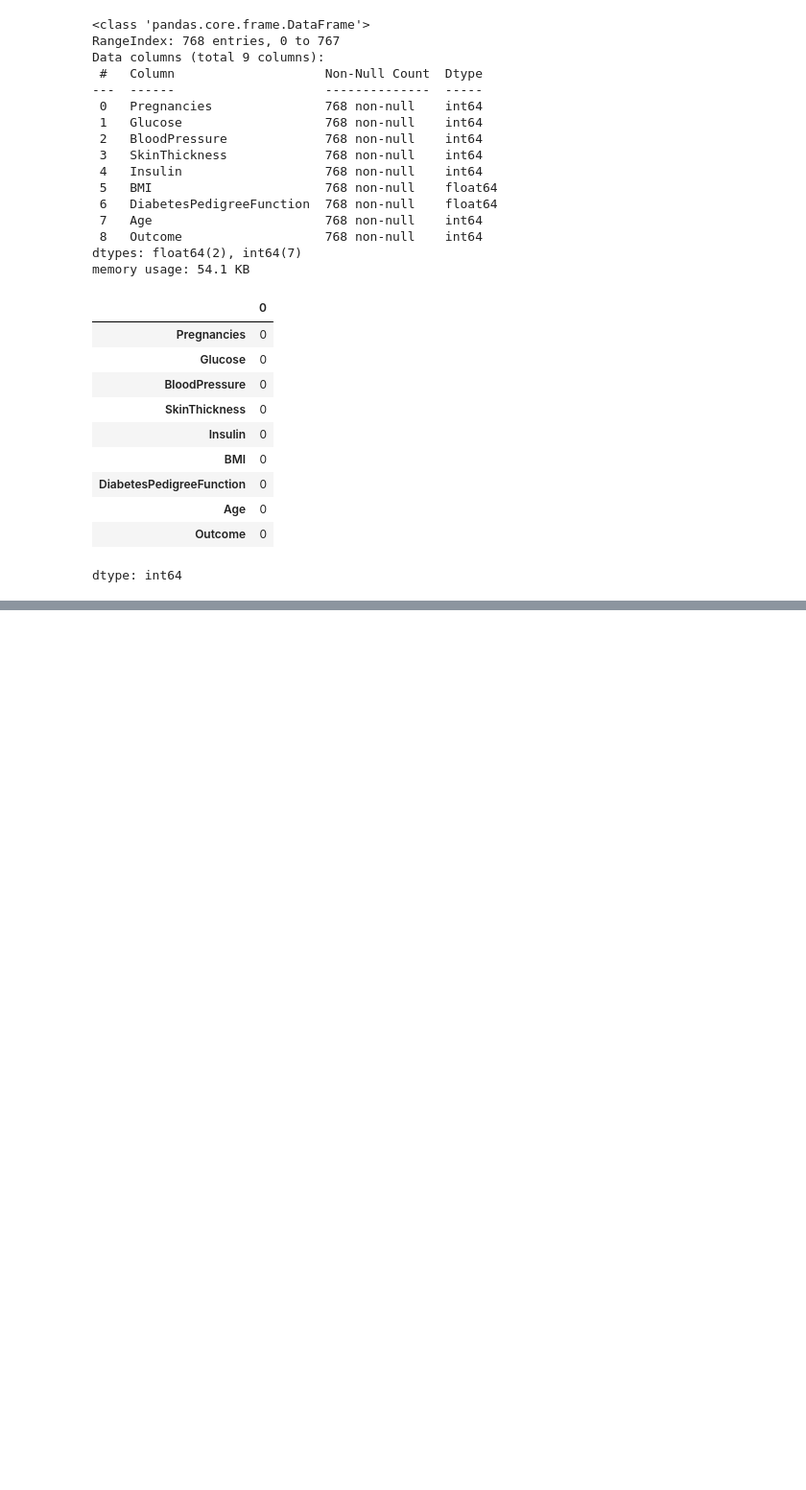
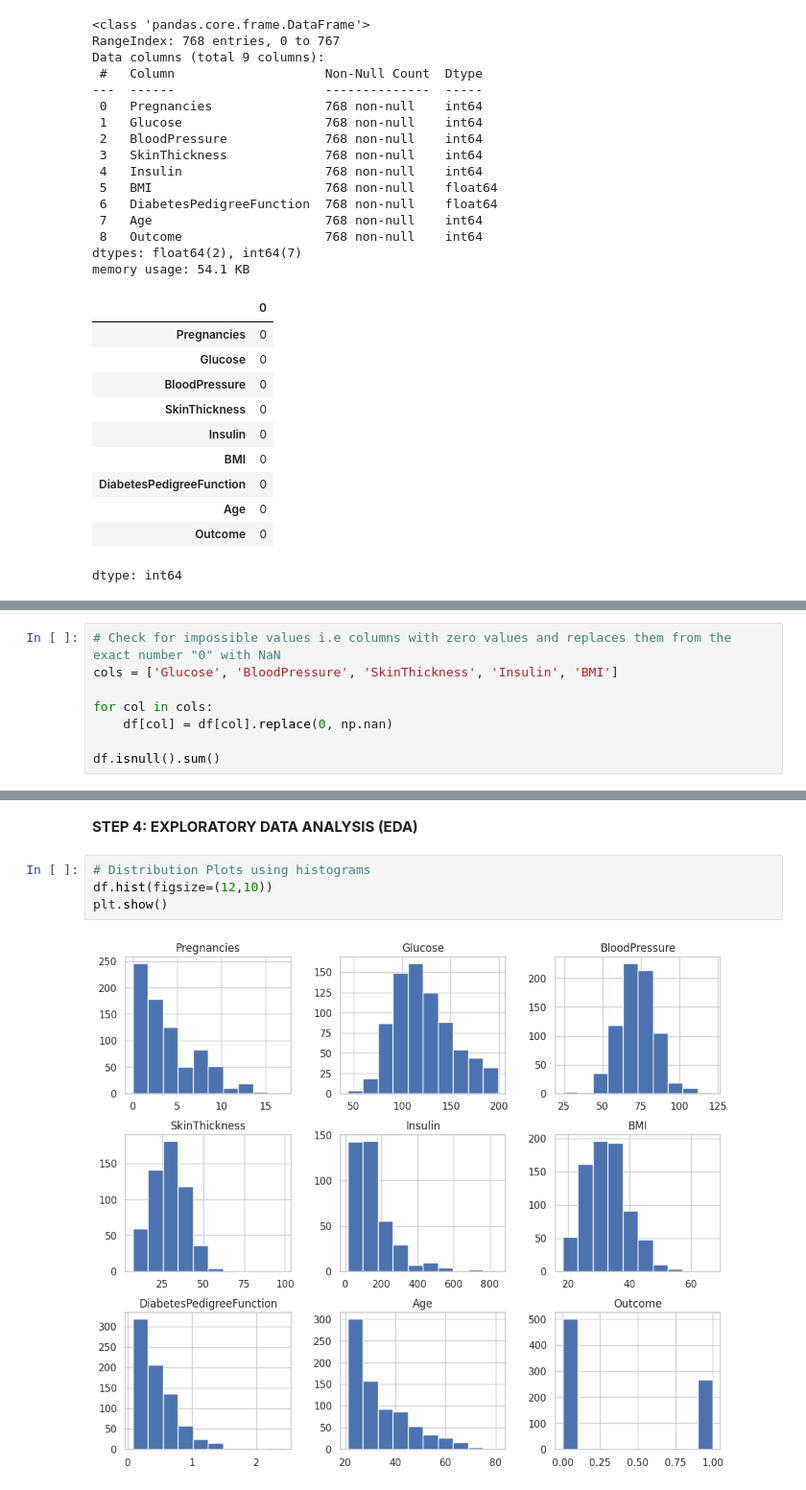
Before and after one commit to johnsparz/ai-bootcamp-portfolio, a Jupyter notebook: wk1_project.ipynb, the cells around one changed output, grey strips where cells are left out. Shown at 96% size. Saved outputs shown, nothing was run; the diff lists cells and outputs as text; blank space fills up the shorter version.

```diff
--- a/wk1_project.ipynb
+++ b/wk1_project.ipynb
@@ -61,0 +64,8 @@ dtype: int64
+# %%
+# Check for impossible values i.e columns with zero values and replaces them from the exact number "0" with NaN
+cols = ['Glucose', 'BloodPressure', 'SkinThickness', 'Insulin', 'BMI']
+
+for col in cols:
+    df[col] = df[col].replace(0, np.nan)
+
+df.isnull().sum()
@@ -61,0 +84,8 @@ dtype: int64
+# %% [markdown]
+**STEP 4: EXPLORATORY DATA ANALYSIS (EDA)**
+# %%
+# Distribution Plots using histograms
+df.hist(figsize=(12,10))
+plt.show()
+# %% [output]
+[figure, added]
```
Also changed, not shown: parts of 9 cells of this notebook.
